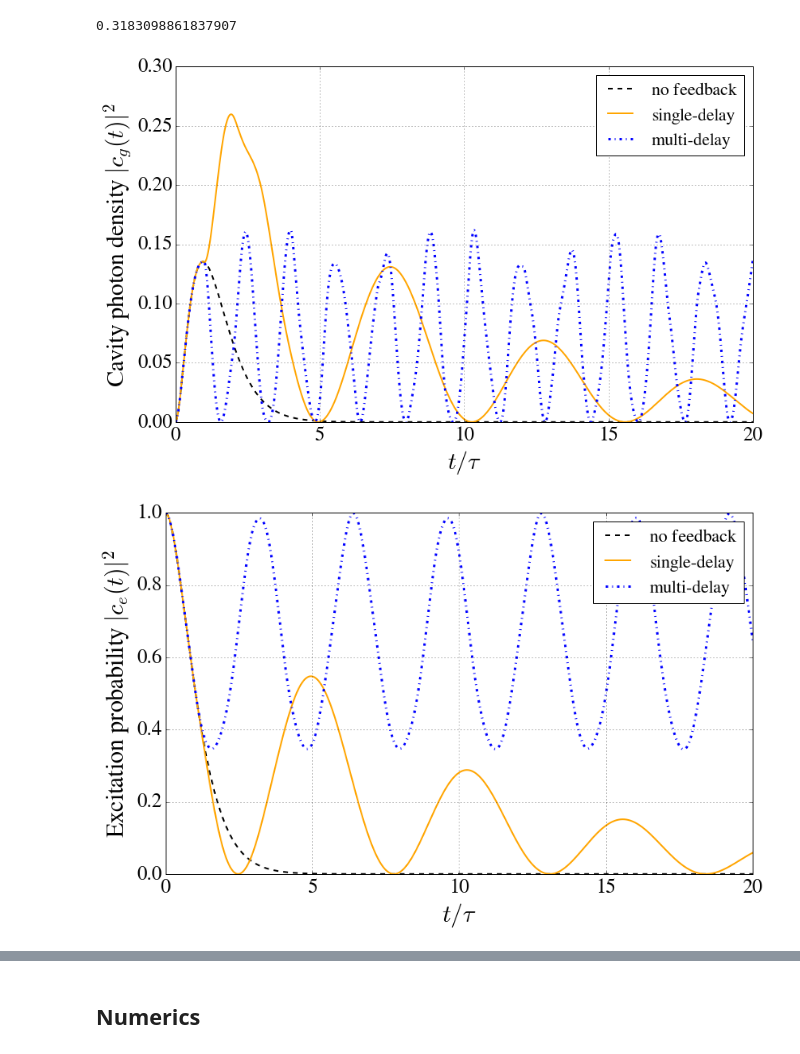
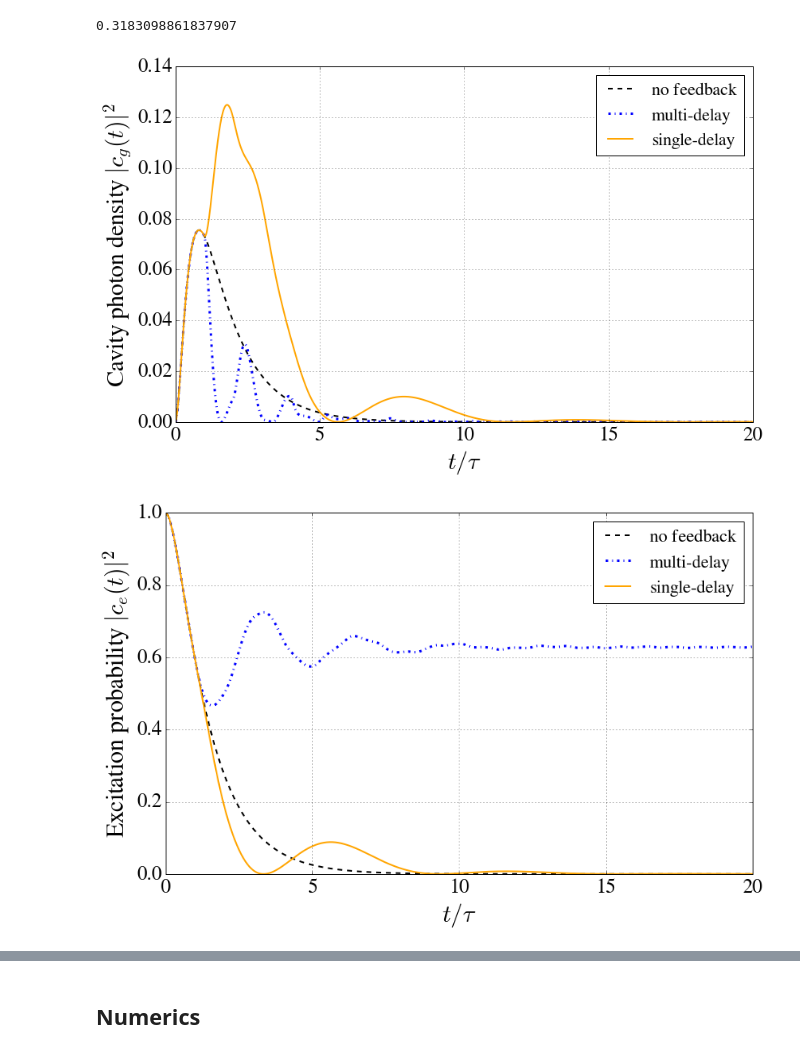
Before and after one commit to nemetniki/with-Andreas, a Jupyter notebook: CQED_standingwave.ipynb, the cells around one changed output, grey strips where cells are left out. Saved outputs shown, nothing was run; the diff lists cells and outputs as text; code cells hidden in the pictures.

```diff
--- a/CQED_standingwave.ipynb
+++ b/CQED_standingwave.ipynb
@@ -48,17 +48,17 @@ from pydelay import dde23
 # %%
 eqnsST1 = {
     'ce:c' : '(ii*gam)*cg',
-    'cg:c' : '(ii*gam)*ce - 2*kap*(cg-cg(t-tau)*heavi(t-tau))'
+    'cg:c' : '(ii*gam)*ce - 2*kap*(cg-cg(t-tau)*heavi(t-tau))-kap1*cg'
     }
 
 eqnsSTnofb = {
     'ce:c' : '(ii*gam)*cg',
-    'cg:c' : '(ii*gam)*ce - 2*kap*cg'
+    'cg:c' : '(ii*gam)*ce - 2*kap*cg-kap1*cg'
     }
 
 eqnsSTmany = {
     'ce:c' : '(ii*gam)*cg',
-    'cg:c' : '(ii*gam)*ce - kap*4*(0.5*cg+cg(t-tau)*heavi(t-tau)+cg(t-2*tau)*heavi(t-2*tau)\
+    'cg:c' : '(ii*gam)*ce -kap1*cg- kap*4*(0.5*cg+cg(t-tau)*heavi(t-tau)+cg(t-2*tau)*heavi(t-2*tau)\
     +cg(t-3*tau)*heavi(t-3*tau)+cg(t-4*tau)*heavi(t-4*tau)+cg(t-5*tau)*heavi(t-5*tau)\
     +cg(t-6*tau)*heavi(t-6*tau)+cg(t-7*tau)*heavi(t-7*tau)+cg(t-8*tau)*heavi(t-8*tau)\
     +cg(t-9*tau)*heavi(t-9*tau)+cg(t-10*tau)*heavi(t-10*tau)+cg(t-11*tau)*heavi(t-11*tau)\
@@ -70,7 +70,8 @@ eqnsSTmany = {
 paramsST = {
             'gam' : 1.,
             'kap' : 1.,
-            'tau' : np.pi/3.
+            'tau' : np.pi/3.,
+            'kap1': 1.
                         }
 
 mycode = """
@@ -83,11 +84,11 @@ double heavi(double t) {
 """
 
 ddeST1 = dde23(eqns=eqnsST1, params=paramsST, supportcode=mycode)
-ddeST1.set_sim_params(tfinal=20*paramsST['tau'], dtmax=.001)
+ddeST1.set_sim_params(tfinal=20*paramsST['tau'], dtmax=.01)
 ddeSTnofb = dde23(eqns=eqnsSTnofb, params=paramsST, supportcode=mycode)
-ddeSTnofb.set_sim_params(tfinal=20*paramsST['tau'], dtmax=.001)
+ddeSTnofb.set_sim_params(tfinal=20*paramsST['tau'], dtmax=.01)
 ddeSTmany = dde23(eqns=eqnsSTmany, params=paramsST, supportcode=mycode)
-ddeSTmany.set_sim_params(tfinal=20*paramsST['tau'], dtmax=.001)
+ddeSTmany.set_sim_params(tfinal=20*paramsST['tau'], dtmax=.01)
 # %%
 histfuncST = { 'ce': lambda t: 1,
              'cg': lambda t: 0
@@ -106,15 +107,15 @@ mpl.rc('font',family='FreeSerif')
 mpl.rc('xtick',labelsize=25)
 mpl.rc('ytick',labelsize=25)
 
-sol1 = ddeST1.sample(0,20*paramsST['tau'],0.001)
+sol1 = ddeST1.sample(0,20*paramsST['tau'],.01)
 tST1  = sol1['t']/paramsST['tau']
 ceST1 = sol1['ce']
 cgST1 = sol1['cg']
-solnofb = ddeSTnofb.sample(0,20*paramsST['tau'],0.001)
+solnofb = ddeSTnofb.sample(0,20*paramsST['tau'],.01)
 tSTnofb  = solnofb['t']/paramsST['tau']
 ceSTnofb = solnofb['ce']
 cgSTnofb = solnofb['cg']
-solmany = ddeSTmany.sample(0,20*paramsST['tau'],0.001)
+solmany = ddeSTmany.sample(0,20*paramsST['tau'],.01)
 tSTmany  = solmany['t']/paramsST['tau']
 ceSTmany = solmany['ce']
 cgSTmany = solmany['cg']
@@ -124,39 +125,41 @@ plt.figure(1,figsize=(13,8))
 plt.clf()
 plt.plot(tSTnofb,np.abs(cgSTnofb)**2,linewidth=2.0,label='no feedback',color='k',ls='--')
 plt.hold(True)
+plt.plot(tSTmany,np.abs(cgSTmany)**2,linewidth=3.0,label='multi-delay',color='b',ls='-.')
 plt.plot(tST1,np.abs(cgST1)**2,linewidth=2.0,label='single-delay',color = 'orange')
-plt.plot(tSTmany,np.abs(cgSTmany)**2,linewidth=3.0,label='multi-delay',color='b',ls='-.')
 plt.xlabel('$t/\\tau$',fontsize=30.)
 #plt.xlim(0,10)
-#plt.xlim(0,3)
+#plt.xlim(1.,1.001)
 plt.ylabel('Cavity photon density $|c_g(t)|^2$',fontsize=30.)
 plt.legend(loc='upper right',fontsize = 22)
 plt.grid(True)
 plt.figure(2,figsize=(13,8))
 plt.plot(tSTnofb,np.abs(ceSTnofb)**2,linewidth=2.0,label='no feedback',color='k',ls='--')
 plt.hold(True)
 plt.ylim(0,1)
+#plt.xlim(1.999,2.001)
+plt.plot(tSTmany,np.abs(ceSTmany)**2,linewidth=3.0,label='multi-delay',color='b',ls='-.')
 plt.plot(tST1,np.abs(ceST1)**2,linewidth=2.0,label='single-delay',color = 'orange')
-plt.plot(tSTmany,np.abs(ceSTmany)**2,linewidth=3.0,label='multi-delay',color='b',ls='-.')
 plt.xlabel('$t/\\tau$',fontsize=30.)
 plt.ylabel('Excitation probability $|c_e(t)|^2$',fontsize=30.)
 plt.legend(loc='upper right',fontsize = 22)
 #plt.xlim(0,3)
 #plt.xlim(0,10)
 plt.grid(True)
 plt.figure(3,figsize=(13,8))
 plt.plot(tSTnofb,1-(np.abs(ceSTnofb)**2+np.abs(cgSTnofb)**2),linewidth=2.0,label='no feedback',color='k',ls='--')
 plt.hold(True)
 plt.ylim(0,1)
+#plt.xlim(1.99,2.01)
+plt.plot(tSTmany,1-(np.abs(ceSTmany)**2+np.abs(cgSTmany)**2),linewidth=3.0,label='multi-delay',color='b',ls='-.')
 plt.plot(tST1,1-(np.abs(ceST1)**2+np.abs(cgST1)**2),linewidth=2.0,label='single-delay',color = 'orange')
-plt.plot(tSTmany,1-(np.abs(ceSTmany)**2+np.abs(cgSTmany)**2),linewidth=3.0,label='multi-delay',color='b',ls='-.')
 plt.xlabel('$t/\\tau$',fontsize=30.)
 plt.ylabel('Outer photon density $\sum_{q^\prime}|c_{g,q^\prime}(t)|^2$',fontsize=30.)
 plt.legend(loc='upper right',fontsize = 22)
 #plt.xlim(0,10)
 #plt.xlim(0,3)
 plt.grid(True)
 plt.show()
 # %% [output]
-[figure, old version]
+[figure, new version]
-[figure, old version]
+[figure, new version]
```
Also changed, not shown: parts of 7 cells of this notebook, 1 other file.
